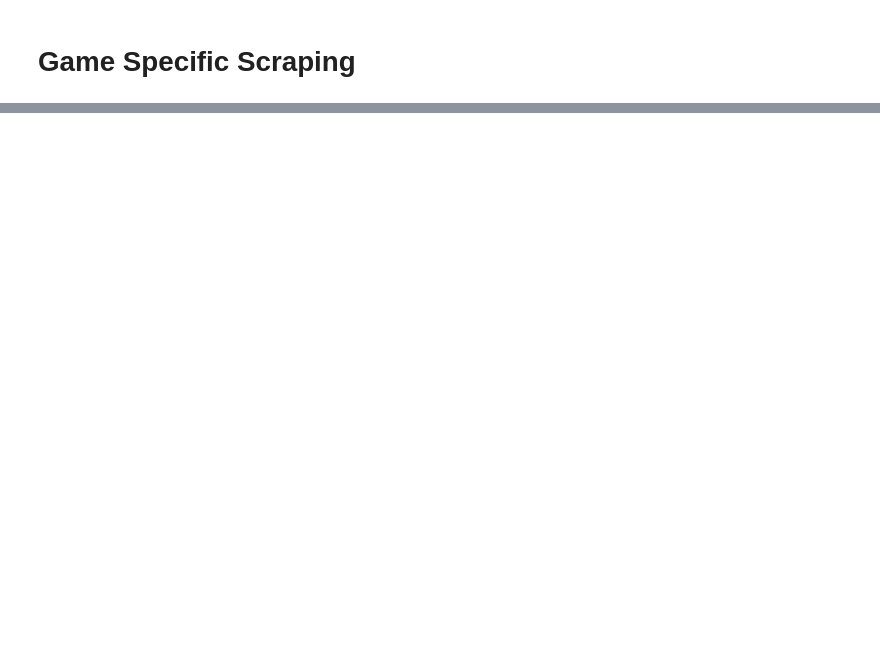
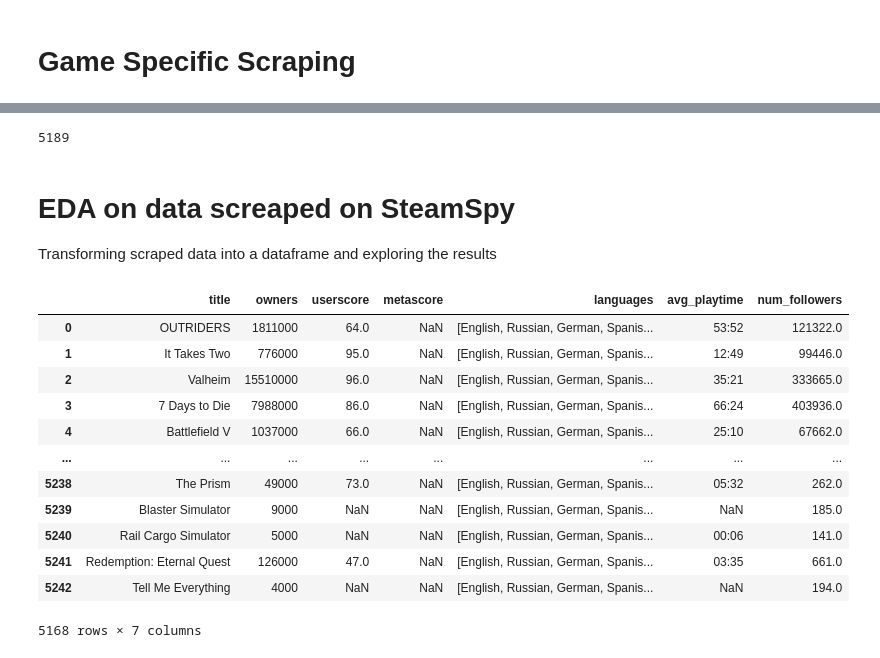
Before and after one commit to MichaelHarnett/Regression_Metis, a Jupyter notebook: steamspy_scraping.ipynb, the cells around one changed output, grey strips where cells are left out. Drawn from its saved outputs; the diff is of its cells as text; code cells hidden in the pictures; blank space fills up the shorter version.

```diff
--- a/steamspy_scraping.ipynb
+++ b/steamspy_scraping.ipynb
@@ -48,0 +148,4 @@ soup.find('strong',text='Owners').next_sibling
+# %%
+urllist=[]
+for items in idlist:
+    urllist.append('https://steamspy.com/app/'+ str(items))
@@ -48,0 +241,5 @@ soup.find('strong',text='Owners').next_sibling
+# %%
+spy_info = []
+
+for url in urllist:
+    spy_info.append(get_spy_details(url))
@@ -48,0 +252,4 @@ soup.find('strong',text='Owners').next_sibling
+# %%
+len(urllist)
+# %% [output]
+5189
@@ -48,0 +258,25 @@ soup.find('strong',text='Owners').next_sibling
+# %%
+for url in urllist[2462:]:
+    spy_info.append(get_spy_details(url))
+# %% [markdown]
+# EDA on data screaped on SteamSpy
+
+Transforming scraped data into a dataframe and exploring the results
+# %%
+spyscrapedf  = pd.DataFrame(spy_info)
+# %%
+spyscrapedf
+# %% [output]
+|  | title | owners | userscore | metascore | languages | avg_playtime | num_followers |
+| 0 | OUTRIDERS | 1811000 | 64.0 | NaN | [English, Russian, German, Spanis... | 53:52 | 121322.0 |
+| 1 | It Takes Two | 776000 | 95.0 | NaN | [English, Russian, German, Spanis... | 12:49 | 99446.0 |
+| 2 | Valheim | 15510000 | 96.0 | NaN | [English, Russian, German, Spanis... | 35:21 | 333665.0 |
+| 3 | 7 Days to Die | 7988000 | 86.0 | NaN | [English, Russian, German, Spanis... | 66:24 | 403936.0 |
+| 4 | Battlefield V | 1037000 | 66.0 | NaN | [English, Russian, German, Spanis... | 25:10 | 67662.0 |
+| ... | ... | ... | ... | ... | ... | ... | ... |
+| 5238 | The Prism | 49000 | 73.0 | NaN | [English, Russian, German, Spanis... | 05:32 | 262.0 |
+| 5239 | Blaster Simulator | 9000 | NaN | NaN | [English, Russian, German, Spanis... | NaN | 185.0 |
+| 5240 | Rail Cargo Simulator | 5000 | NaN | NaN | [English, Russian, German, Spanis... | 00:06 | 141.0 |
+| 5241 | Redemption: Eternal Quest | 126000 | 47.0 | NaN | [English, Russian, German, Spanis... | 03:35 | 661.0 |
+| 5242 | Tell Me Everything | 4000 | NaN | NaN | [English, Russian, German, Spanis... | NaN | 194.0 |
+5168 rows × 7 columns
```
Also changed, not shown: parts of 61 cells of this notebook, 17 other files.
